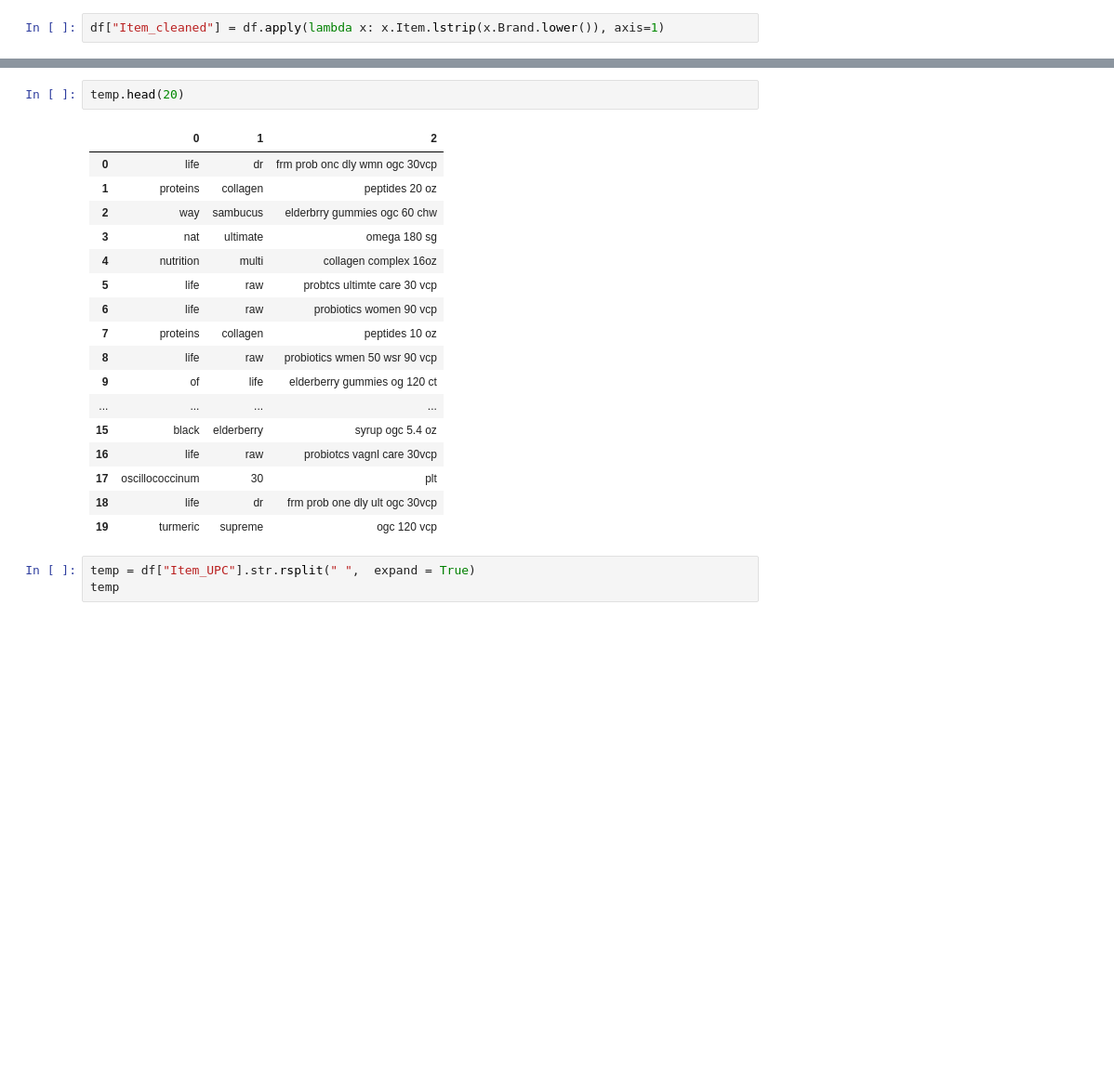
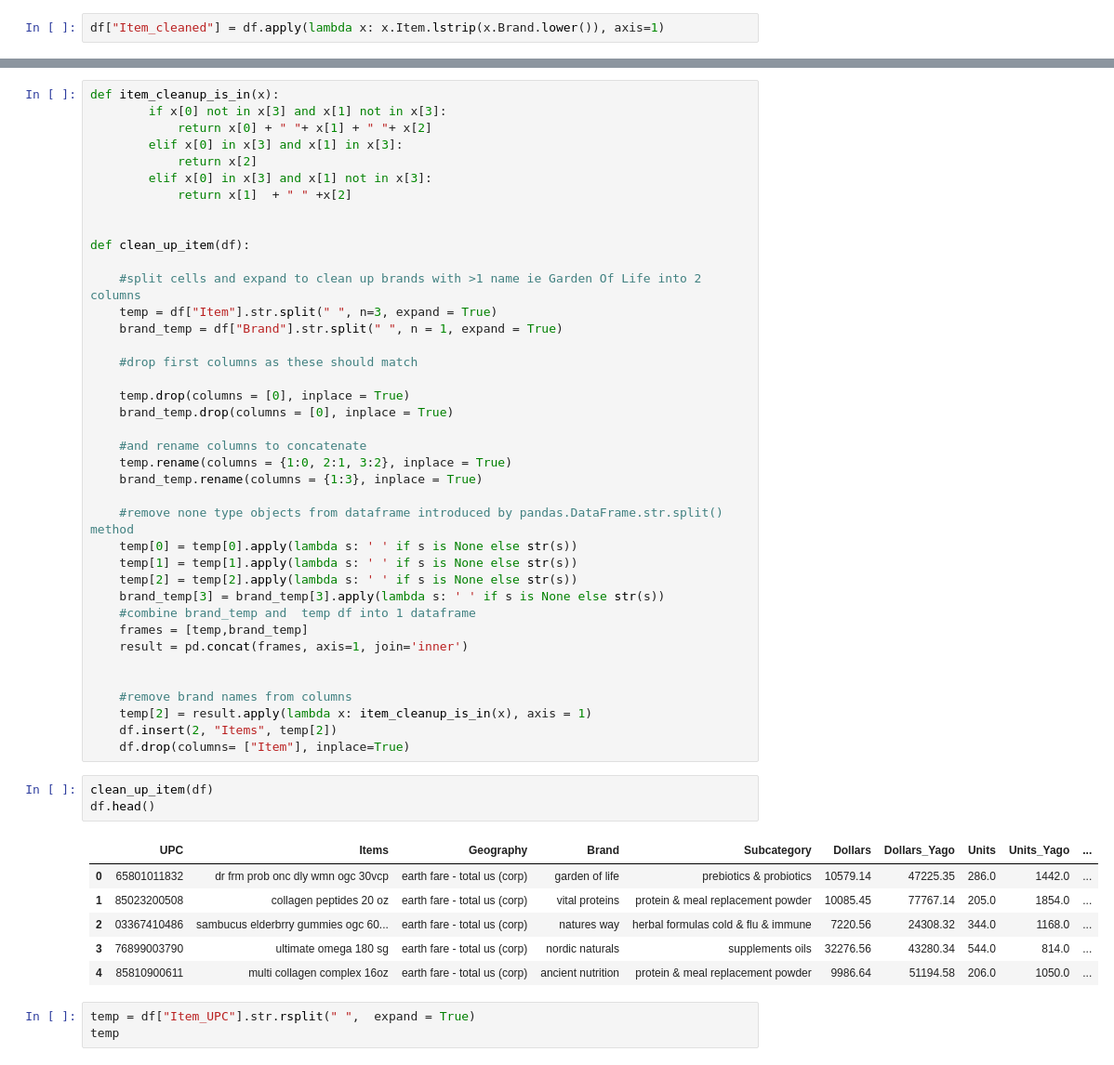
Before and after one commit to clayton-summitt/price_consult, a Jupyter notebook: cl_pricing_jn.ipynb, the cells around one changed output, grey strips where cells are left out. Shown: that part at 93% size. Saved outputs shown, nothing was run; the diff lists cells and outputs as text; blank space fills up the shorter version.

Commit message:
multi brand

```diff
--- a/cl_pricing_jn.ipynb
+++ b/cl_pricing_jn.ipynb
@@ -402,23 +510,52 @@ temp[2] = result.apply(lambda x: item_cleanup_is_in(x), axis = 1)
-# %%
-temp.head(20)
-# %% [output]
-|  | 0 | 1 | 2 |
-| 0 | life | dr | frm prob onc dly wmn ogc 30vcp |
-| 1 | proteins | collagen | peptides 20 oz |
-| 2 | way | sambucus | elderbrry gummies ogc 60 chw |
-| 3 | nat | ultimate | omega 180 sg |
-| 4 | nutrition | multi | collagen complex 16oz |
-| 5 | life | raw | probtcs ultimte care 30 vcp |
-| 6 | life | raw | probiotics women 90 vcp |
-| 7 | proteins | collagen | peptides 10 oz |
-| 8 | life | raw | probiotics wmen 50 wsr 90 vcp |
-| 9 | of | life | elderberry gummies og 120 ct |
-| ... | ... | ... | ... |
-| 15 | black | elderberry | syrup ogc 5.4 oz |
-| 16 | life | raw | probiotcs vagnl care 30vcp |
-| 17 | oscillococcinum | 30 | plt |
-| 18 | life | dr | frm prob one dly ult ogc 30vcp |
-| 19 | turmeric | supreme | ogc 120 vcp |
+# %%
+def item_cleanup_is_in(x):
+        if x[0] not in x[3] and x[1] not in x[3]:
+            return x[0] + " "+ x[1] + " "+ x[2]
+        elif x[0] in x[3] and x[1] in x[3]:
+            return x[2]
+        elif x[0] in x[3] and x[1] not in x[3]:
+            return x[1]  + " " +x[2]
+
+
+def clean_up_item(df):
+
+    #split cells and expand to clean up brands with >1 name ie Garden Of Life into 2 columns
+    temp = df["Item"].str.split(" ", n=3, expand = True)
+    brand_temp = df["Brand"].str.split(" ", n = 1, expand = True)
+
+    #drop first columns as these should match
+
+    temp.drop(columns = [0], inplace = True)
+    brand_temp.drop(columns = [0], inplace = True)
+
+    #and rename columns to concatenate
+    temp.rename(columns = {1:0, 2:1, 3:2}, inplace = True)
+    brand_temp.rename(columns = {1:3}, inplace = True)
+
+    #remove none type objects from dataframe introduced by pandas.DataFrame.str.split() method
+    temp[0] = temp[0].apply(lambda s: ' ' if s is None else str(s))
+    temp[1] = temp[1].apply(lambda s: ' ' if s is None else str(s))
+    temp[2] = temp[2].apply(lambda s: ' ' if s is None else str(s))
+    brand_temp[3] = brand_temp[3].apply(lambda s: ' ' if s is None else str(s))
+    #combine brand_temp and  temp df into 1 dataframe
+    frames = [temp,brand_temp]
+    result = pd.concat(frames, axis=1, join='inner')
+
+
+    #remove brand names from columns
+    temp[2] = result.apply(lambda x: item_cleanup_is_in(x), axis = 1)
+    df.insert(2, "Items", temp[2])
+    df.drop(columns= ["Item"], inplace=True)
+# %%
+clean_up_item(df)
+df.head()
+# %% [output]
+|  | UPC | Items | Geography | Brand | Subcategory | Dollars | Dollars_Yago | Units | Units_Yago | ... |
+| 0 | 65801011832 | dr frm prob onc dly wmn ogc 30vcp | earth fare - total us (corp) | garden of life | prebiotics & probiotics | 10579.14 | 47225.35 | 286.0 | 1442.0 | ... |
+| 1 | 85023200508 | collagen peptides 20 oz | earth fare - total us (corp) | vital proteins | protein & meal replacement powder | 10085.45 | 77767.14 | 205.0 | 1854.0 | ... |
+| 2 | 03367410486 | sambucus elderbrry gummies ogc 60... | earth fare - total us (corp) | natures way | herbal formulas cold & flu & immune | 7220.56 | 24308.32 | 344.0 | 1168.0 | ... |
+| 3 | 76899003790 | ultimate omega 180 sg | earth fare - total us (corp) | nordic naturals | supplements oils | 32276.56 | 43280.34 | 544.0 | 814.0 | ... |
+| 4 | 85810900611 | multi collagen complex 16oz | earth fare - total us (corp) | ancient nutrition | protein & meal replacement powder | 9986.64 | 51194.58 | 206.0 | 1050.0 | ... |
 # %%
 temp = df["Item_UPC"].str.rsplit(" ",  expand = True)
 temp
```
Also changed, not shown: parts of 42 cells of this notebook, 6 other files.
